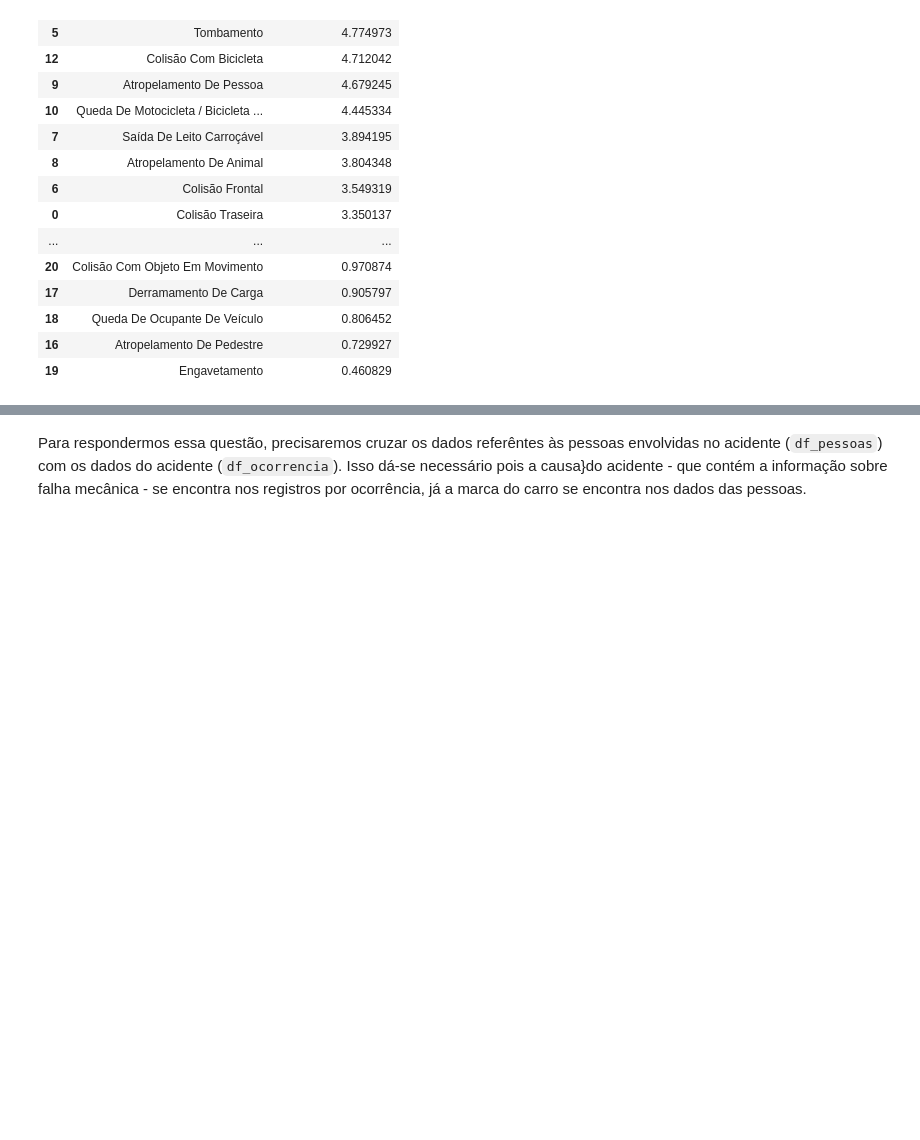
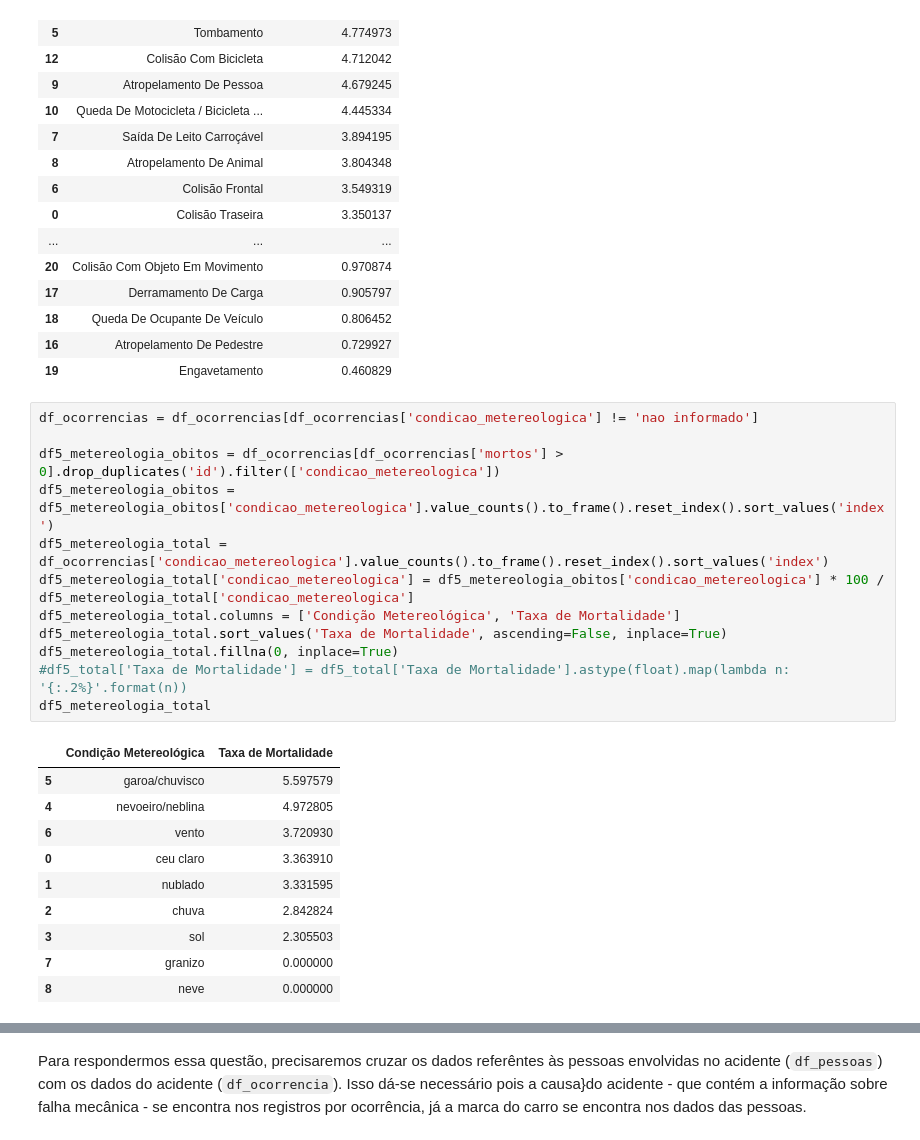
Before and after one commit to XQDLteam/brazil_highway_accidents, a Jupyter notebook: acidentes_br.ipynb, the cells around one changed output, grey strips where cells are left out. Drawn from its saved outputs; the diff is of its cells as text; blank space fills up the shorter version.

```diff
--- a/acidentes_br.ipynb
+++ b/acidentes_br.ipynb
@@ -421,4 +430,27 @@ df5_total
 | 18 | Queda De Ocupante De Veículo | 0.806452 |
 | 16 | Atropelamento De Pedestre | 0.729927 |
 | 19 | Engavetamento | 0.460829 |
+# %%
+df_ocorrencias = df_ocorrencias[df_ocorrencias['condicao_metereologica'] != 'nao informado']
+
+df5_metereologia_obitos = df_ocorrencias[df_ocorrencias['mortos'] > 0].drop_duplicates('id').filter(['condicao_metereologica'])
+df5_metereologia_obitos = df5_metereologia_obitos['condicao_metereologica'].value_counts().to_frame().reset_index().sort_values('index')
+df5_metereologia_total = df_ocorrencias['condicao_metereologica'].value_counts().to_frame().reset_index().sort_values('index')
+df5_metereologia_total['condicao_metereologica'] = df5_metereologia_obitos['condicao_metereologica'] * 100 / df5_metereologia_total['condicao_metereologica']
+df5_metereologia_total.columns = ['Condição Metereológica', 'Taxa de Mortalidade']
+df5_metereologia_total.sort_values('Taxa de Mortalidade', ascending=False, inplace=True)
+df5_metereologia_total.fillna(0, inplace=True)
+#df5_total['Taxa de Mortalidade'] = df5_total['Taxa de Mortalidade'].astype(float).map(lambda n: '{:.2%}'.format(n))
+df5_metereologia_total
+# %% [output]
+|  | Condição Metereológica | Taxa de Mortalidade |
+| 5 | garoa/chuvisco | 5.597579 |
+| 4 | nevoeiro/neblina | 4.972805 |
+| 6 | vento | 3.720930 |
+| 0 | ceu claro | 3.363910 |
+| 1 | nublado | 3.331595 |
+| 2 | chuva | 2.842824 |
+| 3 | sol | 2.305503 |
+| 7 | granizo | 0.000000 |
+| 8 | neve | 0.000000 |
 # %%
```
Also changed, not shown: parts of 7 cells of this notebook.
